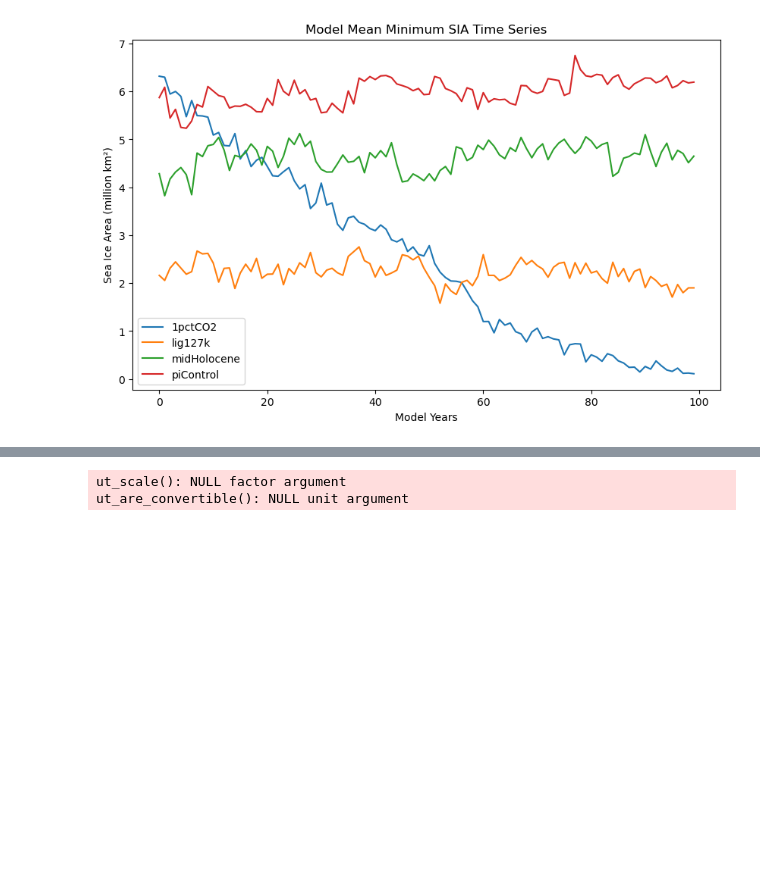
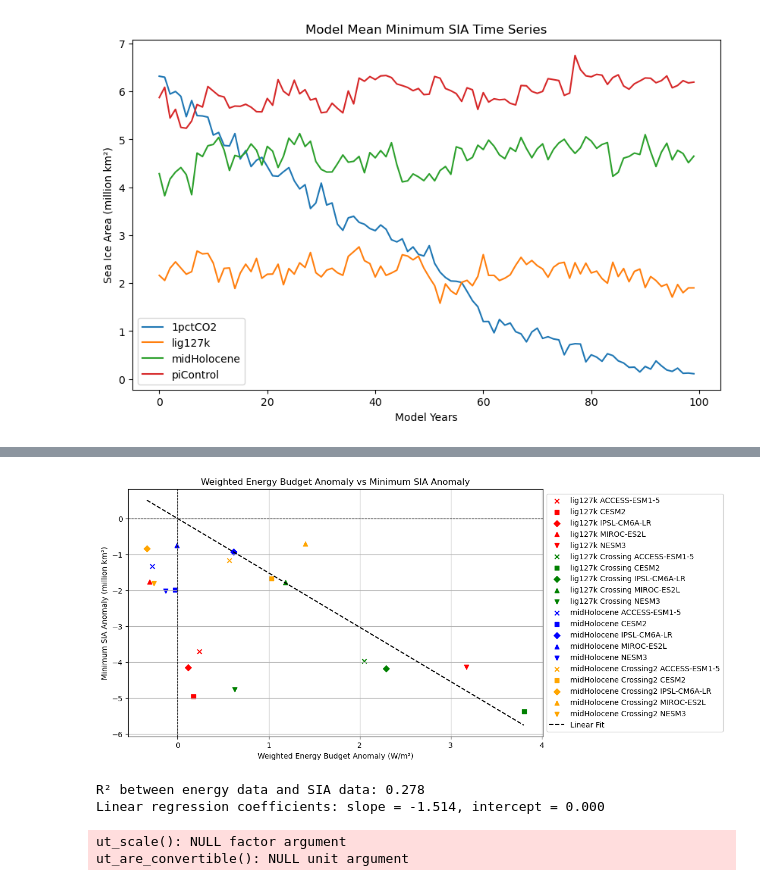
Before and after one commit to mattpollock100/FutureComparisons, a Jupyter notebook: 1pctCO2_EnergyBudget_single_model.ipynb, the cells around one changed output, grey strips where cells are left out. Drawn from its saved outputs; the diff is of its cells as text; code cells hidden in the pictures; blank space fills up the shorter version.

```diff
--- a/1pctCO2_EnergyBudget_single_model.ipynb
+++ b/1pctCO2_EnergyBudget_single_model.ipynb
@@ -1066,3 +1073,12 @@ add_mmm_to_big_dict(paleo_big_dict)
 add_mmm_to_big_dict(paleo2_big_dict)
 add_mmm_to_big_dict(crossing_big_dict)
 add_mmm_to_big_dict(crossing2_big_dict)
+# %%
+MMM = 0
+for model in models:
+    print(f"{model} siconc anomaly / control climatology:")
+    ratio = as_array(paleo_big_dict[model]['anom_clim']['siconc']) / as_array(control_big_dict[model]['clim']['siconc'])
+    print(ratio[8])
+    MMM += ratio[8]
+MMM /= len(models)
+print(f'MMM siconc anomaly / control climatology: {MMM}')
@@ -1490,4 +1512,4 @@ anom_big_dict_list = [paleo_big_dict, crossing_big_dict, paleo2_big_dict, crossi
 anom_big_dict_names = [paleo,f'{paleo} Crossing',  paleo2,  f'{paleo2} Crossing2']
 
 
-energy_for_analysis = 'downwelling_energy'
+energy_for_analysis = 'total_energy'
@@ -1669,3 +1758,70 @@ plt.show()
+# %%
+anom_colors = ['red', 'green', 'blue', 'orange']
+model_markers = {
+    'ACCESS-ESM1-5': 'x',
+    'CESM2': 's',
+    'IPSL-CM6A-LR': 'D',
+    'MIROC-ES2L': '^',
+    'NESM3': 'v',
+    'MMM': 'o',
+}
+
+
+
+
+energy_data_list = []
+sia_data_list = []
+
+plt.figure(figsize=(10,6))
+for big_dict, name, color in zip(anom_big_dict_list, anom_big_dict_names, anom_colors):
+    for model in big_dict.keys():
+        if model == 'MMM':  # Exclude MMM and CESM2 from the scatter plot
+            continue
+        #print(np.sum(big_dict[model]['anom_clim']['total_energy']))
+        #print(np.min(big_dict[model]['anom_clim']['siconc']))
+
+        energy_data = np.dot(month_weights, big_dict[model]['anom_clim'][energy_for_analysis].data)
+        #energy_data = np.dot(month_weights, big_dict[model]['anom_clim']['rlds'].data) + best_sw_weight * np.dot(month_weights, big_dict[model]['anom_clim']['rsds'].data)
+        #energy_data = np.max(big_dict[model]['anom_clim'][energy_for_analysis].data)
+        sia_data = np.min(big_dict[model]['anom_clim']['siconc'].data) / 1e14
+
+        energy_data_list.append(energy_data)
+        sia_data_list.append(sia_data)
+        plt.scatter(energy_data, sia_data, color=color, marker=model_markers[model], label=f'{name} {model}')
+#get linear fit for the data
+coefficients = np.polyfit(energy_data_list, sia_data_list, 1)
+linear_fit = np.poly1d(coefficients)
+x_fit = np.linspace(min(min(energy_data_list), 0), max(energy_data_list), 100)
+y_fit = linear_fit(x_fit)
+slope = coefficients[0]
+intercept = coefficients[1]
+
+fix_intercept = True
+if fix_intercept:
+    slope = np.dot(energy_data_list, sia_data_list) / np.dot(energy_data_list, energy_data_list)
+    intercept = 0.0
+    y_fit = slope * x_fit
+
+plt.plot(x_fit, y_fit, color='black', linestyle='--', label='Linear Fit')
+plt.xlabel('Weighted Energy Budget Anomaly (W/m²)')
+plt.ylabel('Minimum SIA Anomaly (million km²)')
+plt.title('Weighted Energy Budget Anomaly vs Minimum SIA Anomaly')
+plt.axhline(0, color='black', linestyle='--', linewidth=0.8)
+plt.axvline(0, color='black', linestyle='--', linewidth=0.8)
+#put legend outside of plot
+plt.legend(loc='center left', bbox_to_anchor=(1, 0.5))
+plt.grid()
+plt.show()
+
+r2 = np.corrcoef(energy_data_list, sia_data_list)[0, 1] ** 2
+print(f'R² between energy data and SIA data: {r2:.3f}')
+#print regression coefficients
+
+print(f'Linear regression coefficients: slope = {slope:.3f}, intercept = {intercept:.3f}')
+# %% [output]
+[figure, added]
+R² between energy data and SIA data: 0.278
+Linear regression coefficients: slope = -1.514, intercept = 0.000
 # %%
 obs_energy = 'ERA5'
 
```
Also changed, not shown: parts of 28 cells of this notebook.
